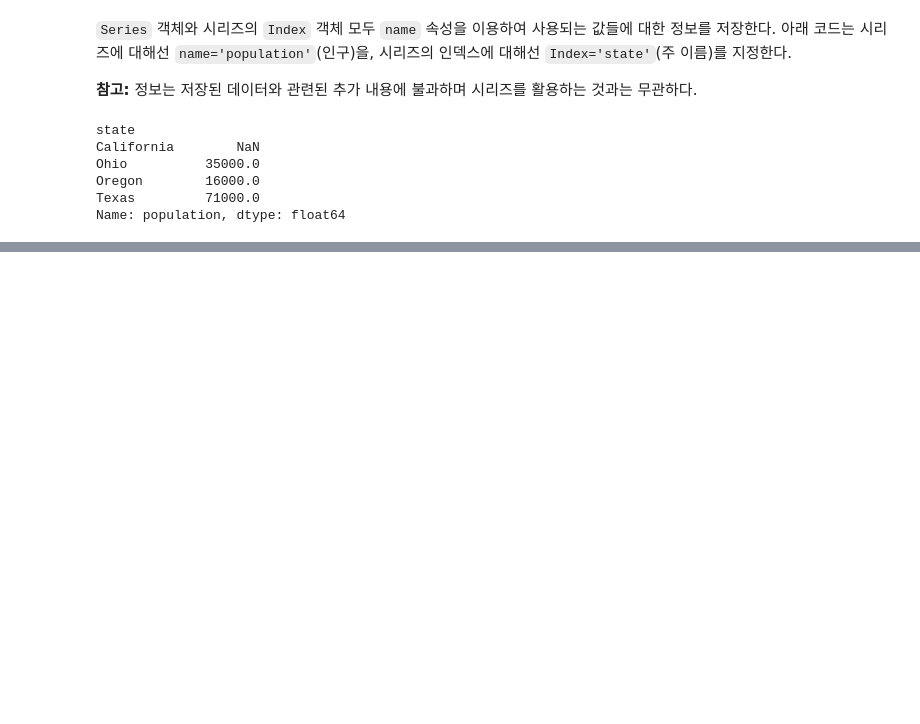
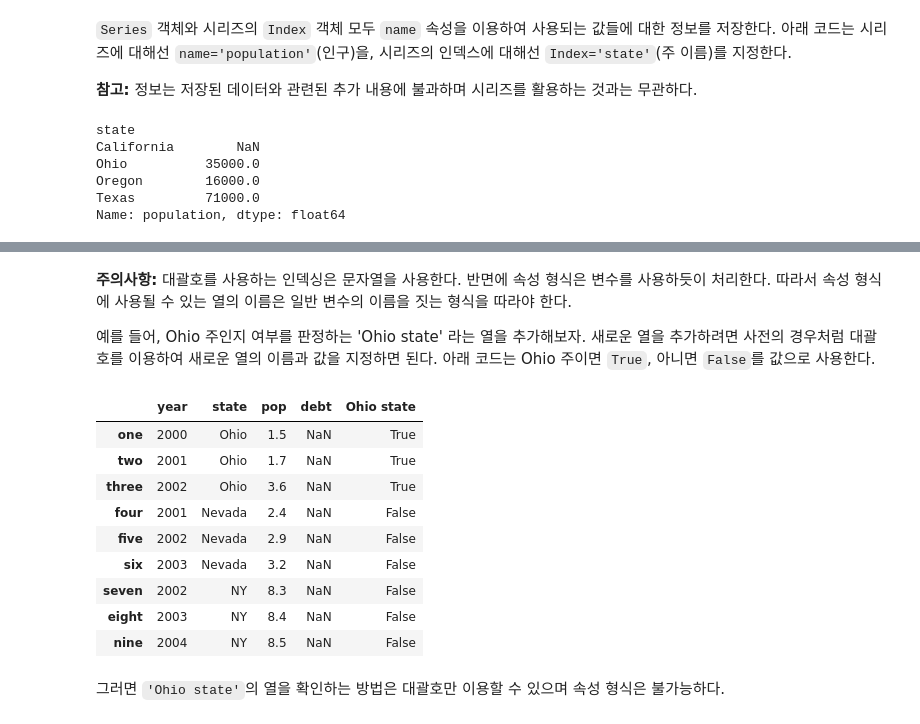
Before and after one commit to codingalzi/pydata, a Jupyter notebook: notebooks/pydata05-pandas-basics-1.ipynb, the cells around one changed output, grey strips where cells are left out. Cells and saved outputs as stored; diff of their text form; code cells hidden in the pictures; blank space fills up the shorter version.

```diff
--- a/notebooks/pydata05-pandas-basics-1.ipynb
+++ b/notebooks/pydata05-pandas-basics-1.ipynb
@@ -360,5 +456,4 @@ Name: population, dtype: float64
 # %%
-data = {'state': ['Ohio', 'Ohio', 'Ohio', 'Nevada', 'Nevada', 'Nevada'],
-        'year': [2000, 2001, 2002, 2001, 2002, 2003],
-        'pop': [1.5, 1.7, 3.6, 2.4, 2.9, 3.2]}
-frame = pd.DataFrame(data)
+data = {'state': ['Ohio', 'Ohio', 'Ohio', 'Nevada', 'Nevada', 'Nevada', 'NY', 'NY', 'NY'],
+        'year': [2000, 2001, 2002, 2001, 2002, 2003, 2002, 2003, 2004],
+        'pop': [1.5, 1.7, 3.6, 2.4, 2.9, 3.2, 8.3, 8.4, 8.5]}
@@ -371,6 +579,5 @@ pd.DataFrame(data, columns=['year', 'state', 'pop'])
 # %%
 frame2 = pd.DataFrame(data, columns=['year', 'state', 'pop', 'debt'],
                       index=['one', 'two', 'three', 'four',
-                             'five', 'six'])
+                             'five', 'six', 'seven', 'eight', 'nine'])
 frame2
-frame2.columns
@@ -379,0 +630,24 @@ frame2.year
+# %% [markdown]
+__주의사항:__ 대괄호를 사용하는 인덱싱은 문자열을 사용한다.
+반면에 속성 형식은 변수를 사용하듯이 처리한다.
+따라서 속성 형식에 사용될 수 있는 열의 이름은 일반 변수의 이름을 짓는 형식을 따라야 한다.
+
+예를 들어, Ohio 주인지 여부를 판정하는 'Ohio state' 라는 열을 추가해보자.
+새로운 열을 추가하려면 사전의 경우처럼 대괄호를 이용하여 새로운 열의 이름과 값을 지정하면 된다.
+아래 코드는 Ohio 주이면 `True`, 아니면 `False`를 값으로 사용한다.
+# %%
+frame2['Ohio state'] = frame2.state == 'Ohio'
+frame2
+# %% [output]
+|  | year | state | pop | debt | Ohio state |
+| one | 2000 | Ohio | 1.5 | NaN | True |
+| two | 2001 | Ohio | 1.7 | NaN | True |
+| three | 2002 | Ohio | 3.6 | NaN | True |
+| four | 2001 | Nevada | 2.4 | NaN | False |
+| five | 2002 | Nevada | 2.9 | NaN | False |
+| six | 2003 | Nevada | 3.2 | NaN | False |
+| seven | 2002 | NY | 8.3 | NaN | False |
+| eight | 2003 | NY | 8.4 | NaN | False |
+| nine | 2004 | NY | 8.5 | NaN | False |
+# %% [markdown]
+그러면 `'Ohio state'`의 열을 확인하는 방법은 대괄호만 이용할 수 있으며 속성 형식은 불가능하다.
```
Also changed, not shown: parts of 227 cells of this notebook, 7 other files.
